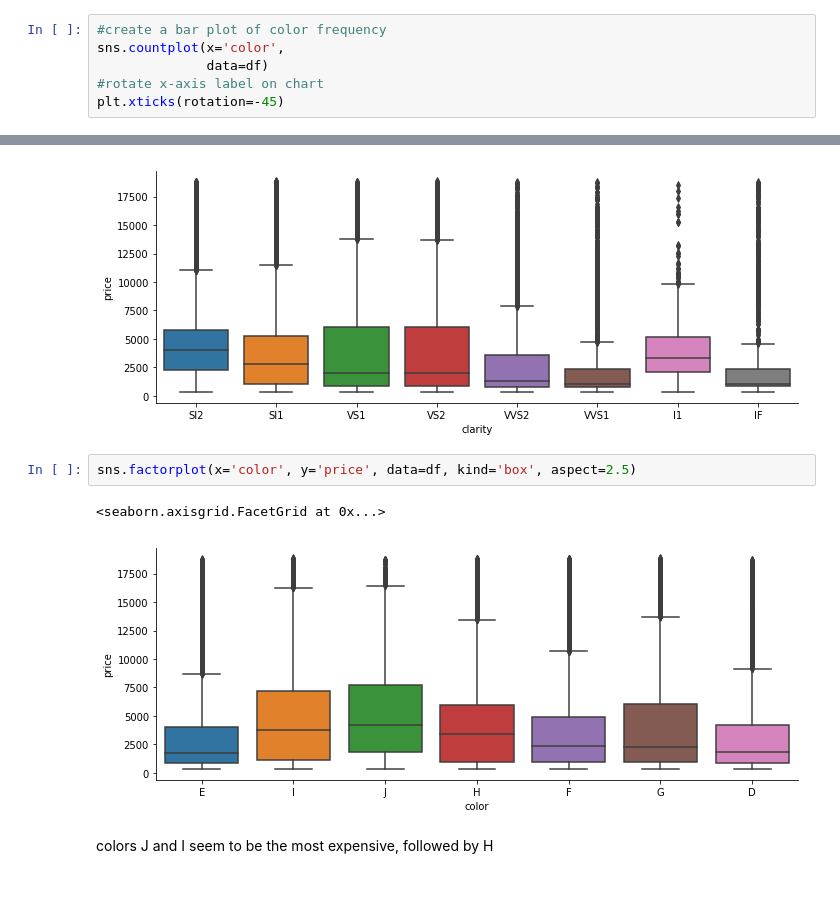
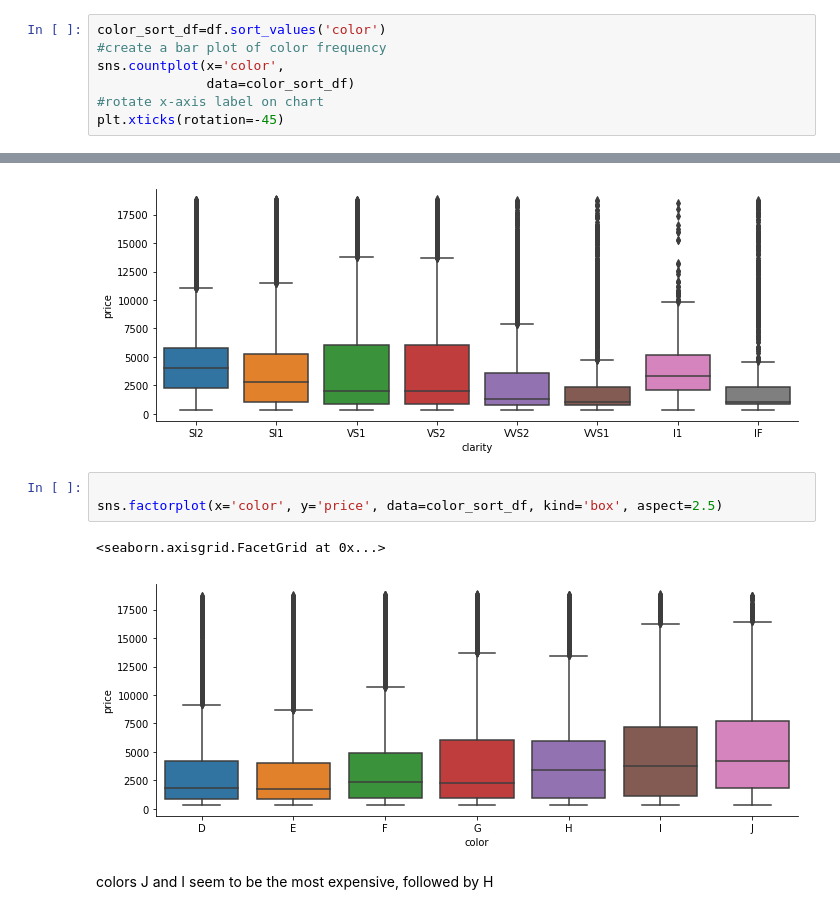
Before and after one commit to ekramj13/Data-Analytics-Bootcamp, a Jupyter notebook: Practice - Diamonds .ipynb, the cells around one changed output, grey strips where cells are left out. Cells and saved outputs as stored; diff of their text form.

```diff
--- a/Practice - Diamonds .ipynb
+++ b/Practice - Diamonds .ipynb
@@ -469,9 +486,10 @@ plt.xticks(rotation=-45)
 (array([0, 1, 2, 3, 4]), <a list of 5 Text xticklabel objects>)
 [figure]
 # %%
+color_sort_df=df.sort_values('color')
 #create a bar plot of color frequency
 sns.countplot(x='color',
-              data=df)
+              data=color_sort_df)
 #rotate x-axis label on chart
 plt.xticks(rotation=-45)
 # %% [output]
@@ -490,10 +508,11 @@ sns.factorplot(x='clarity', y='price', data=df, kind='box', aspect=2.5)
 <seaborn.axisgrid.FacetGrid at 0x...>
 [figure]
 # %%
-sns.factorplot(x='color', y='price', data=df, kind='box', aspect=2.5)
+
+sns.factorplot(x='color', y='price', data=color_sort_df, kind='box', aspect=2.5)
 # %% [output]
 <seaborn.axisgrid.FacetGrid at 0x...>
-[figure, old version]
+[figure, new version]
 # %% [markdown]
 colors J and I seem to be the most expensive, followed by H
 # %%
```
Also changed, not shown: parts of 42 cells of this notebook.
